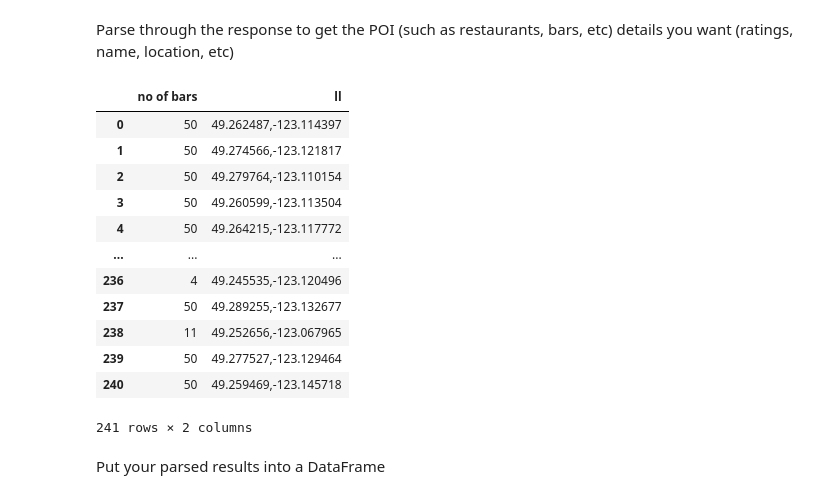
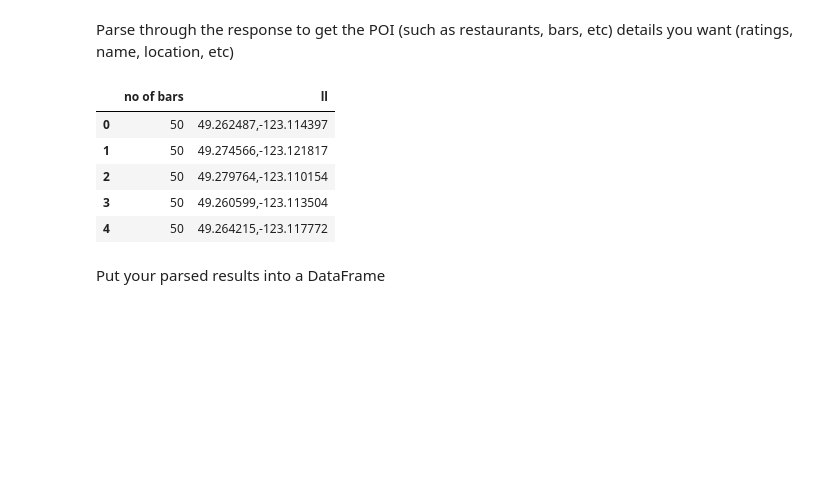
Before and after one commit to taaaraaa/Statistical-Modelling-Project, a Jupyter notebook: notebooks/yelp_foursquare_EDA.ipynb, the cells around one changed output. Cells and saved outputs as stored; diff of their text form; code cells hidden in the pictures; blank space fills up the shorter version.

```diff
--- a/notebooks/yelp_foursquare_EDA.ipynb
+++ b/notebooks/yelp_foursquare_EDA.ipynb
@@ -73,19 +73,12 @@ for i in (van_bike_data['ll']):
     no_of_bars.append(get_venues(i))
 # %%
 bars_table=pd.DataFrame(dict)
-bars_table
+bars_table.head()
 # %% [output]
 |  | no of bars | ll |
 | 0 | 50 | 49.262487,-123.114397 |
 | 1 | 50 | 49.274566,-123.121817 |
 | 2 | 50 | 49.279764,-123.110154 |
 | 3 | 50 | 49.260599,-123.113504 |
 | 4 | 50 | 49.264215,-123.117772 |
-| ... | ... | ... |
-| 236 | 4 | 49.245535,-123.120496 |
-| 237 | 50 | 49.289255,-123.132677 |
-| 238 | 11 | 49.252656,-123.067965 |
-| 239 | 50 | 49.277527,-123.129464 |
-| 240 | 50 | 49.259469,-123.145718 |
-241 rows × 2 columns
 # %%
```
Also changed, not shown: parts of 6 cells of this notebook, 7 other files.
